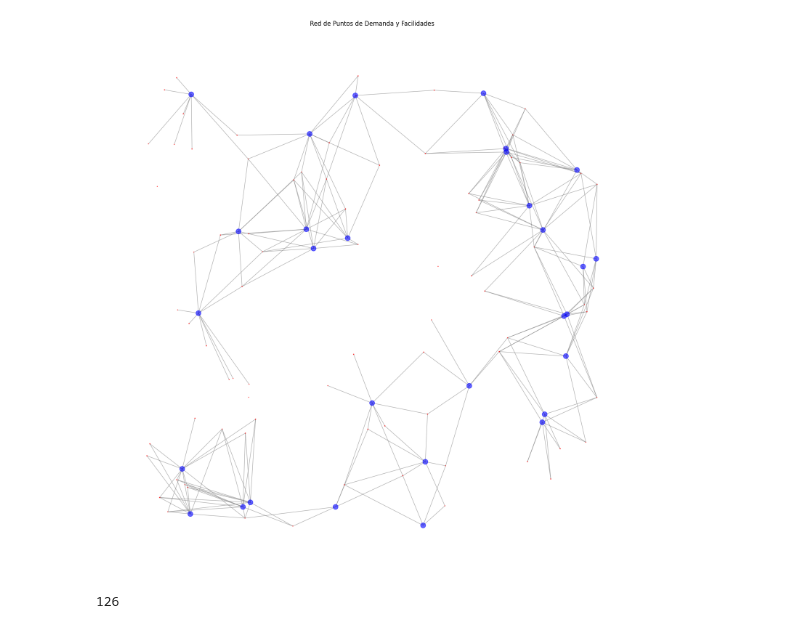
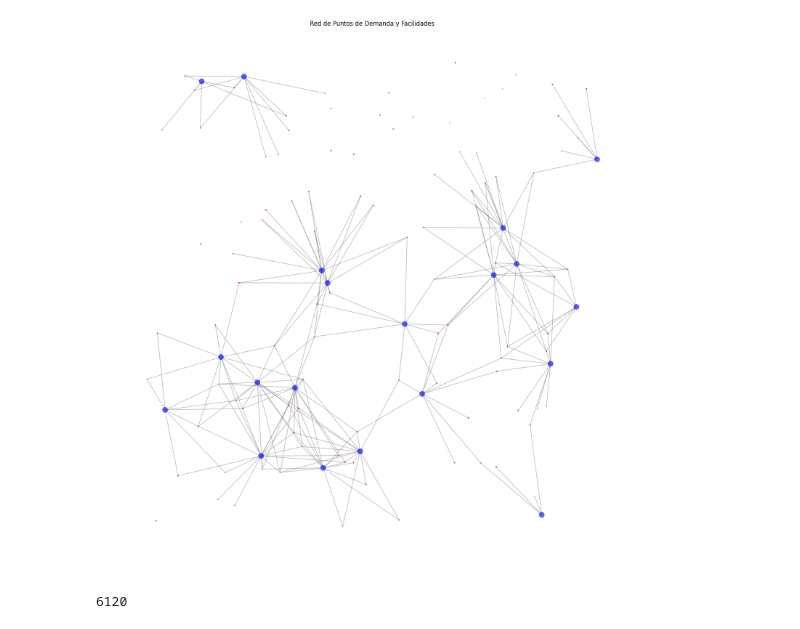
Before and after one commit to Migol123/K-IMU, a Jupyter notebook: Numpy/K-Imu-new.ipynb, the cells around one changed output. Drawn from its saved outputs; the diff is of its cells as text; code cells hidden in the pictures.

```diff
--- a/Numpy/K-Imu-new.ipynb
+++ b/Numpy/K-Imu-new.ipynb
@@ -61,7 +61,7 @@ def generador_data(fac, dem, deman_max):
             else:
                 cover.append(0)
 
-    cover=pd.DataFrame(np.array(cover).reshape(fac,dem))
+    cover=m_cover=pd.DataFrame(np.array(cover).reshape(fac,dem))
     # Establecer el tamaño de la figura (ancho x alto en pulgadas)
     plt.figure(figsize=(15, 15))  # Ajuste del tamaño de la figura a 15x15 pulgadas
     pos = nx.get_node_attributes(G, 'pos')
@@ -73,11 +73,11 @@ def generador_data(fac, dem, deman_max):
     plt.show()
     return dem_p,cover
 # %%
-fac=30
-demp=80
-deman_max=2
-m_demp,m_cover=generador_data(fac, demp, deman_max)
-print(np.array(m_demp).sum())
+fac=20
+demp=100
+deman_max=5
+demanda,m_cover=generador_data(fac, demp, deman_max)
+print(demanda)
 # %% [output]
-[figure, old version]
+[figure, new version]
-126
+6120
```
Also changed, not shown: parts of 2 cells of this notebook.
